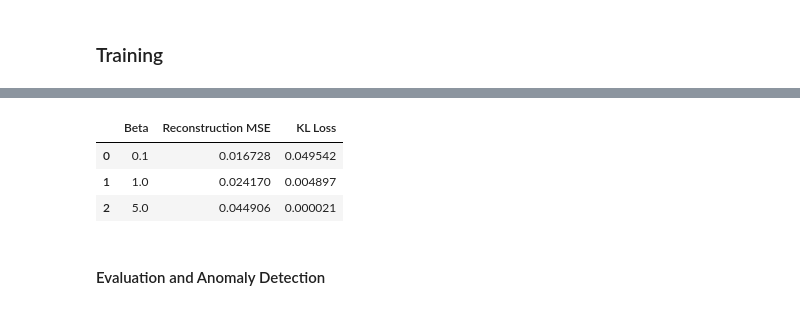
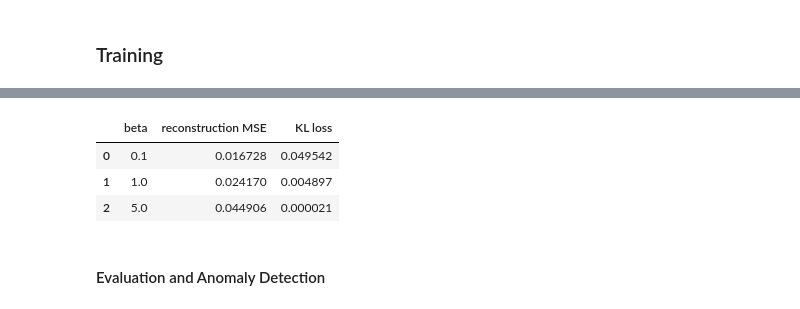
Before and after one commit to aabb00dd/Abdalrahman_Mohammed_Casper_Aborres, a Jupyter notebook: Assignment 2510.ipynb, the cells around one changed output, grey strips where cells are left out. Drawn from its saved outputs; the diff is of its cells as text; code cells hidden in the pictures.

```diff
--- a/Assignment 2510.ipynb
+++ b/Assignment 2510.ipynb
@@ -198,31 +200,31 @@ Model: "functional_26"
 # %% [markdown]
 ### Training
 # %%
-beta_values = [0.1, 1.0, 5.0]
+betas = [0.1, 1.0, 5.0]
 
 results = []
 histories = {}
 errors = {}
 
-# Split the data by time
+# split the data by time
 x = windowed_data.astype("float32")
 split1 = int(len(x) * 0.6)
 split2 = int(len(x) * 0.8)
 
-# Prevent overlap between splits
+# prevent overlap between splits
 gap = timesteps - 1
 x_train = x[:split1]
 x_cal = x[split1 + gap:split2]
 x_test = x[split2 + gap:]
 
-print("Training data:", x_train.shape)
-print("Calibration data:", x_cal.shape)
-print("Testing data:", x_test.shape)
+print("training data:", x_train.shape)
+print("calibration data:", x_cal.shape)
+print("testing data:", x_test.shape)
 
 
-for beta in beta_values:
+for beta in betas:
 
-    print(f"\nTraining beta = {beta}")
+    print(f"\ntraining beta = {beta}")
     tf.keras.utils.set_random_seed(69)
 
     # --- ENCODER ---
@@ -257,27 +259,27 @@ for beta in beta_values:
     _x_decoded_mean = decoder_mean(_h_decoded)
     generator = models.Model(decoder_input, _x_decoded_mean)
 
-    # Training
+    # training
     history = vae.fit(x_train, x_train, epochs=20, batch_size=batch_size, verbose=1)
     histories[beta] = history.history
 
     z_mean, z_log_sigma = encoder.predict(x_test, verbose=0)
     preds = generator.predict(z_mean, verbose=0)
 
-    # Reconstruction MSE
+    # reconstruction MSE
     mse_error = np.mean(np.square(x_test - preds), axis=(1, 2))
     mse = np.mean(mse_error)
 
-    # Unweighted KL divergence
+    # unweighted KL divergence
     kl_loss = -0.5 * np.mean(1 + z_log_sigma - np.square(z_mean) - np.exp(z_log_sigma))
 
-    # Calibration errors
+    # calibration errors
     z_cal, _ = encoder.predict(x_cal, verbose=0)
     cal_preds = generator.predict(z_cal, verbose=0)
     cal_errors = np.mean(np.square(x_cal - cal_preds), axis=(1, 2))
 
     errors[beta] = {"calibration": cal_errors, "test": mse_error}
-    results.append({"Beta": beta, "Reconstruction MSE": mse, "KL Loss": kl_loss})
+    results.append({"beta": beta, "reconstruction MSE": mse, "KL loss": kl_loss})
 
 results_df = pd.DataFrame(results)
 display(results_df)
@@ -302,4 +304,4 @@ Epoch 20/20
-|  | Beta | Reconstruction MSE | KL Loss |
+|  | beta | reconstruction MSE | KL loss |
 | 0 | 0.1 | 0.016728 | 0.049542 |
 | 1 | 1.0 | 0.024170 | 0.004897 |
 | 2 | 5.0 | 0.044906 | 0.000021 |
```
Also changed, not shown: parts of 6 cells of this notebook.
